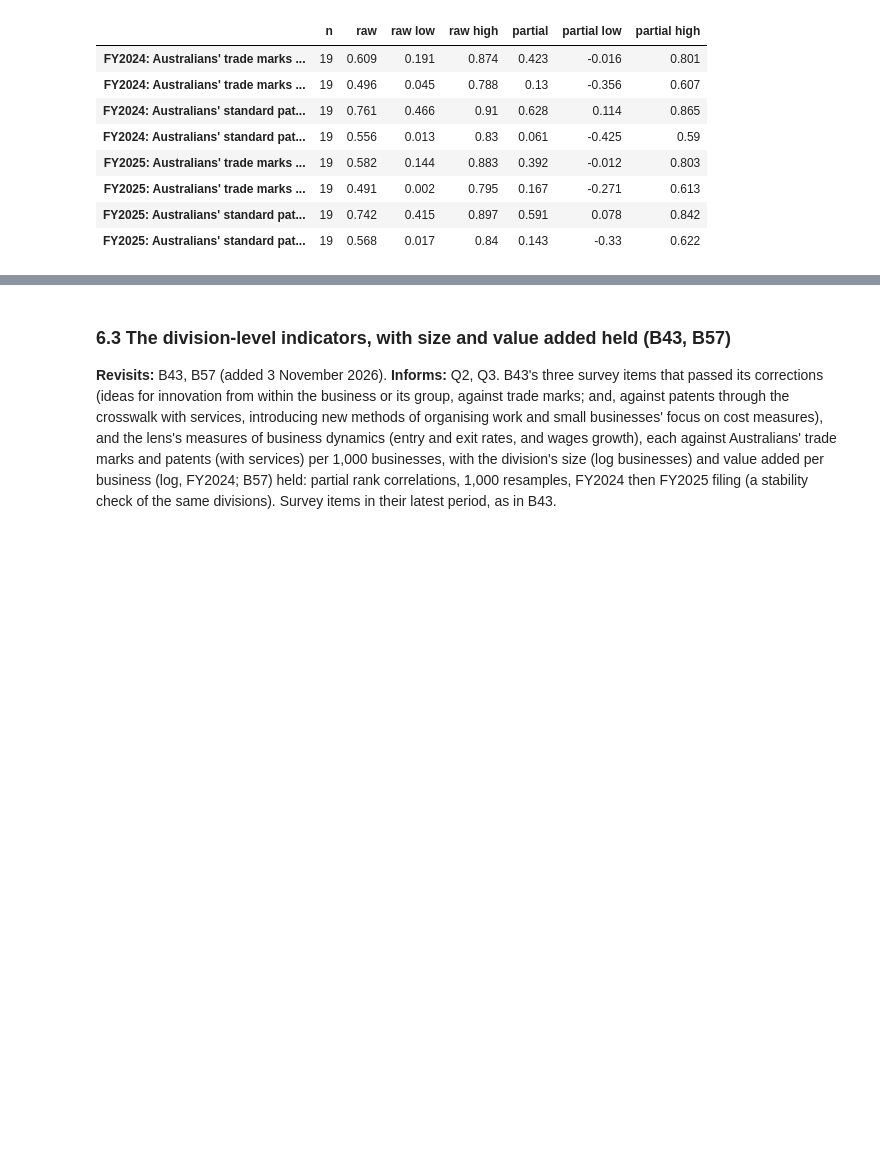
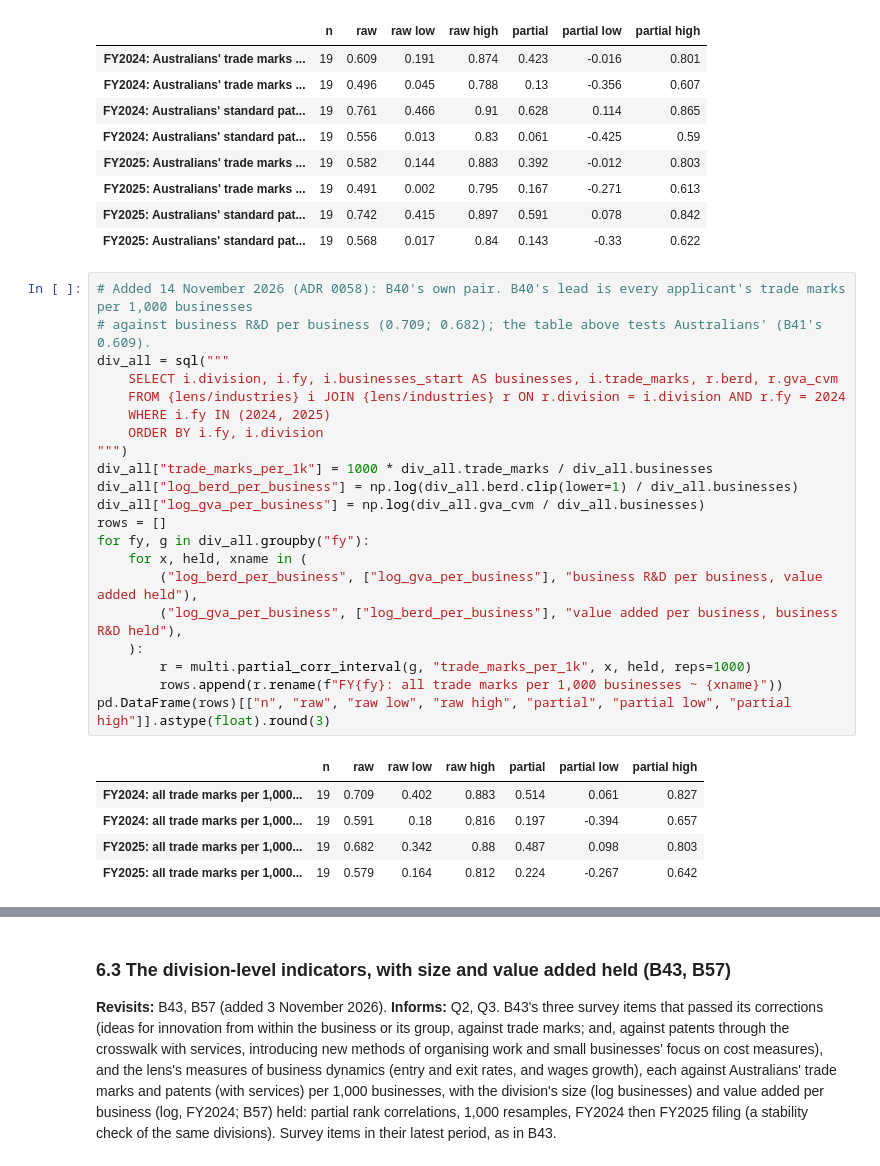
Before and after one commit to Thomas-Amann-IPAustralia/Aus-GII-Breakdown, a Jupyter notebook: analysis/notebooks/03_multivariate.ipynb, the cells around one changed output, grey strips where cells are left out. Cells and saved outputs as stored; diff of their text form; blank space fills up the shorter version.

```diff
--- a/analysis/notebooks/03_multivariate.ipynb
+++ b/analysis/notebooks/03_multivariate.ipynb
@@ -4653,6 +4669,33 @@ berd.astype(float).round(3)
 | FY2025: Australians' trade marks ... | 19 | 0.491 | 0.002 | 0.795 | 0.167 | -0.271 | 0.613 |
 | FY2025: Australians' standard pat... | 19 | 0.742 | 0.415 | 0.897 | 0.591 | 0.078 | 0.842 |
 | FY2025: Australians' standard pat... | 19 | 0.568 | 0.017 | 0.84 | 0.143 | -0.33 | 0.622 |
+# %%
+# Added 14 November 2026 (ADR 0058): B40's own pair. B40's lead is every applicant's trade marks per 1,000 businesses
+# against business R&D per business (0.709; 0.682); the table above tests Australians' (B41's 0.609).
+div_all = sql("""
+    SELECT i.division, i.fy, i.businesses_start AS businesses, i.trade_marks, r.berd, r.gva_cvm
+    FROM {lens/industries} i JOIN {lens/industries} r ON r.division = i.division AND r.fy = 2024
+    WHERE i.fy IN (2024, 2025)
+    ORDER BY i.fy, i.division
+""")
+div_all["trade_marks_per_1k"] = 1000 * div_all.trade_marks / div_all.businesses
+div_all["log_berd_per_business"] = np.log(div_all.berd.clip(lower=1) / div_all.businesses)
+div_all["log_gva_per_business"] = np.log(div_all.gva_cvm / div_all.businesses)
+rows = []
+for fy, g in div_all.groupby("fy"):
+    for x, held, xname in (
+        ("log_berd_per_business", ["log_gva_per_business"], "business R&D per business, value added held"),
+        ("log_gva_per_business", ["log_berd_per_business"], "value added per business, business R&D held"),
+    ):
+        r = multi.partial_corr_interval(g, "trade_marks_per_1k", x, held, reps=1000)
+        rows.append(r.rename(f"FY{fy}: all trade marks per 1,000 businesses ~ {xname}"))
+pd.DataFrame(rows)[["n", "raw", "raw low", "raw high", "partial", "partial low", "partial high"]].astype(float).round(3)
+# %% [output]
+|  | n | raw | raw low | raw high | partial | partial low | partial high |
+| FY2024: all trade marks per 1,000... | 19 | 0.709 | 0.402 | 0.883 | 0.514 | 0.061 | 0.827 |
+| FY2024: all trade marks per 1,000... | 19 | 0.591 | 0.18 | 0.816 | 0.197 | -0.394 | 0.657 |
+| FY2025: all trade marks per 1,000... | 19 | 0.682 | 0.342 | 0.88 | 0.487 | 0.098 | 0.803 |
+| FY2025: all trade marks per 1,000... | 19 | 0.579 | 0.164 | 0.812 | 0.224 | -0.267 | 0.642 |
 # %% [markdown]
 #### Observations
 
```
Also changed, not shown: parts of 8 cells of this notebook, 16 other files.
